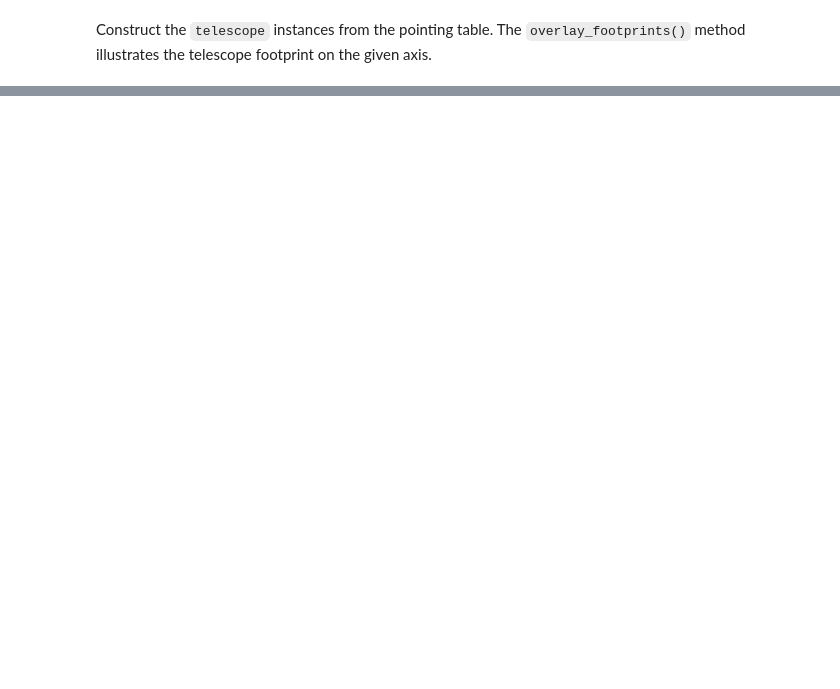
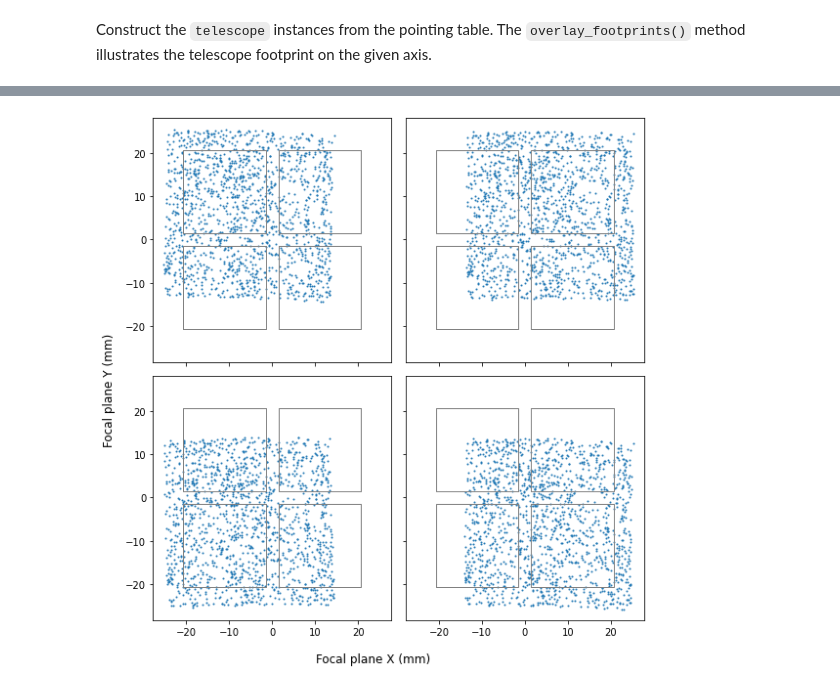
Before and after one commit to JASMINE-Mission/jasmine_warpfield, a Jupyter notebook: notebook/sample_01_on-sky_footprints.ipynb, the cells around one changed output, grey strips where cells are left out. Saved outputs shown, nothing was run; the diff lists cells and outputs as text; code cells hidden in the pictures; blank space fills up the shorter version.

```diff
--- a/notebook/sample_01_on-sky_footprints.ipynb
+++ b/notebook/sample_01_on-sky_footprints.ipynb
@@ -54,0 +88,28 @@ for n,ax in enumerate(axes):
+# %%
+fig = plt.figure(figsize=(8, 8))
+axes = fig.subplots(2, 2, sharex=True, sharey=True).flatten()
+
+exp_id = [0, 4, 8, 12]
+
+for ax, _ in zip(axes, exp_id):
+    e = exposure[_]
+    n = len(catalog)
+    xy = jasmine.focal_plane(
+        np.tile(e.pointing.ra, n),
+        np.tile(e.pointing.dec, n),
+        np.tile(e.pointing.position_angle, n),
+        catalog.ra,
+        catalog.dec,
+        np.tile(1, (n, 1))
+    )
+    ax.scatter(xy[:, 0], xy[:, 1], s=1)
+    for d in focalplane_footprints(jasmine):
+        ax.plot(
+            d[:, 0], d[:, 1], color='gray', lw=1)
+
+fig.supxlabel('Focal plane X (mm)', fontsize=12)
+fig.supylabel('Focal plane Y (mm)', fontsize=12)
+fig.tight_layout()
+plt.show()
+# %% [output]
+[figure, added]
```
Also changed, not shown: parts of 12 cells of this notebook, 9 other files.
